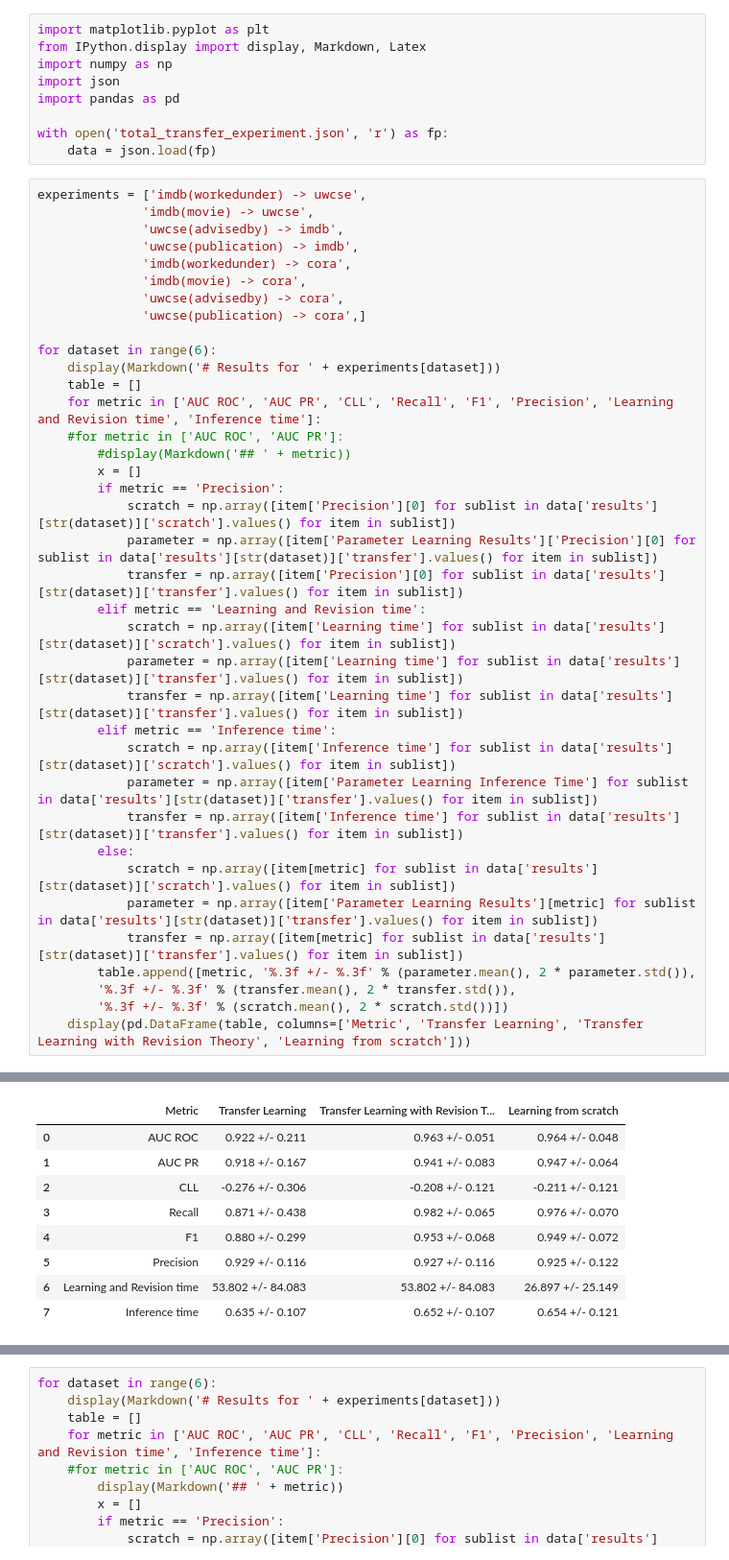
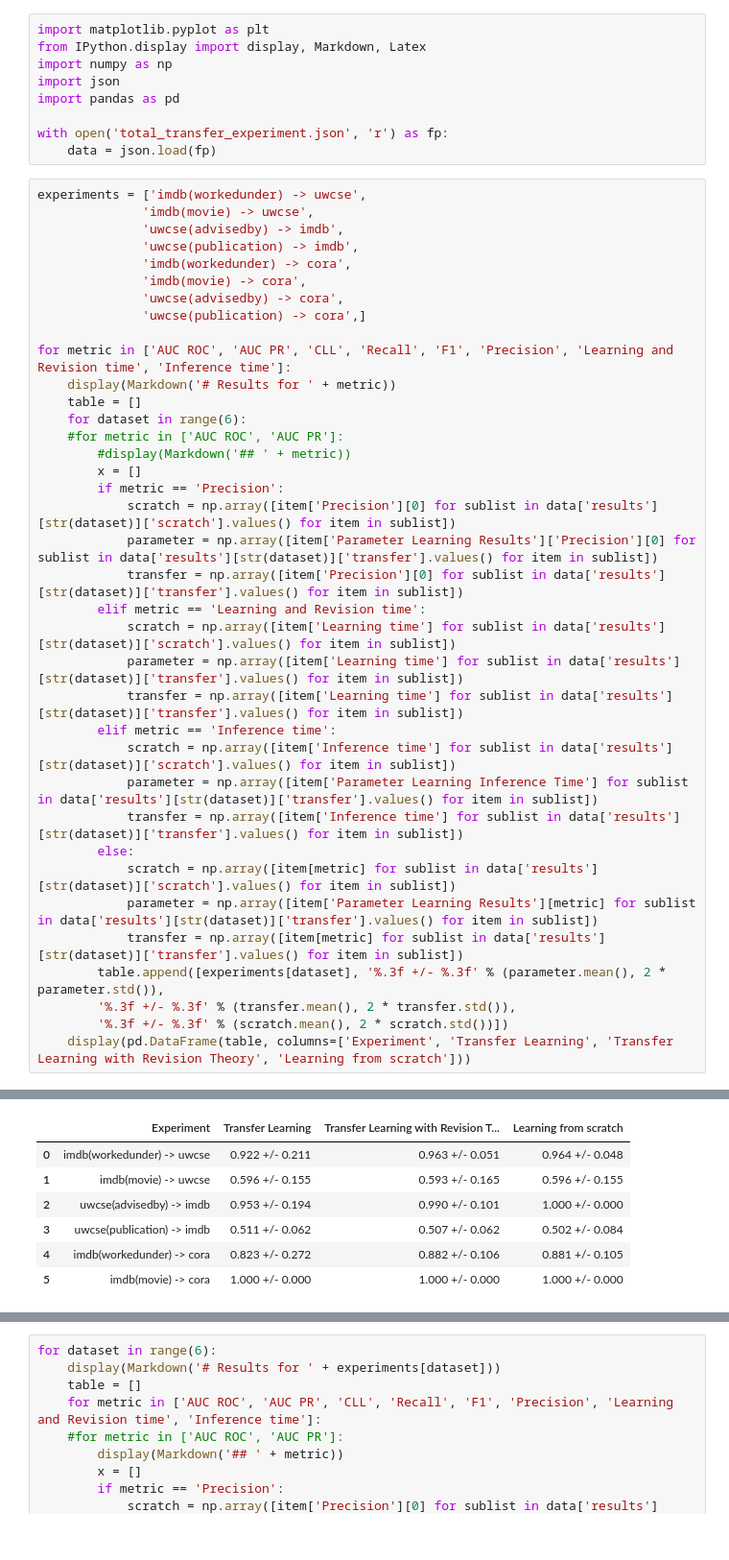
Before and after one commit to ThaisLuca/TreeBoostler, a Jupyter notebook: experiments/10_02_2018/results_total_transfer.ipynb, the cells around one changed output, grey strips where cells are left out. Shown at 96% size. Cells and saved outputs as stored; diff of their text form.

Commit message:
Fixed experiments

```diff
--- a/experiments/10_02_2018/results_total_transfer.ipynb
+++ b/experiments/10_02_2018/results_total_transfer.ipynb
@@ -17,10 +17,10 @@ experiments = ['imdb(workedunder) -> uwcse',
               'uwcse(advisedby) -> cora',
               'uwcse(publication) -> cora',]
 
-for dataset in range(6):
-    display(Markdown('# Results for ' + experiments[dataset]))
+for metric in ['AUC ROC', 'AUC PR', 'CLL', 'Recall', 'F1', 'Precision', 'Learning and Revision time', 'Inference time']:
+    display(Markdown('# Results for ' + metric))
     table = []
-    for metric in ['AUC ROC', 'AUC PR', 'CLL', 'Recall', 'F1', 'Precision', 'Learning and Revision time', 'Inference time']:
+    for dataset in range(6):
     #for metric in ['AUC ROC', 'AUC PR']:
         #display(Markdown('## ' + metric))
         x = []
@@ -40,8 +40,8 @@ for dataset in range(6):
             scratch = np.array([item[metric] for sublist in data['results'][str(dataset)]['scratch'].values() for item in sublist])
             parameter = np.array([item['Parameter Learning Results'][metric] for sublist in data['results'][str(dataset)]['transfer'].values() for item in sublist])
             transfer = np.array([item[metric] for sublist in data['results'][str(dataset)]['transfer'].values() for item in sublist])
-        table.append([metric, '%.3f +/- %.3f' % (parameter.mean(), 2 * parameter.std()),
+        table.append([experiments[dataset], '%.3f +/- %.3f' % (parameter.mean(), 2 * parameter.std()),
         '%.3f +/- %.3f' % (transfer.mean(), 2 * transfer.std()),
         '%.3f +/- %.3f' % (scratch.mean(), 2 * scratch.std())])
-    display(pd.DataFrame(table, columns=['Metric', 'Transfer Learning', 'Transfer Learning with Revision Theory', 'Learning from scratch']))
+    display(pd.DataFrame(table, columns=['Experiment', 'Transfer Learning', 'Transfer Learning with Revision Theory', 'Learning from scratch']))
 # %% [output]
@@ -49,9 +49,7 @@ for dataset in range(6):
-|  | Metric | Transfer Learning | Transfer Learning with Revision T... | Learning from scratch |
-| 0 | AUC ROC | 0.922 +/- 0.211 | 0.963 +/- 0.051 | 0.964 +/- 0.048 |
-| 1 | AUC PR | 0.918 +/- 0.167 | 0.941 +/- 0.083 | 0.947 +/- 0.064 |
-| 2 | CLL | -0.276 +/- 0.306 | -0.208 +/- 0.121 | -0.211 +/- 0.121 |
-| 3 | Recall | 0.871 +/- 0.438 | 0.982 +/- 0.065 | 0.976 +/- 0.070 |
-| 4 | F1 | 0.880 +/- 0.299 | 0.953 +/- 0.068 | 0.949 +/- 0.072 |
-| 5 | Precision | 0.929 +/- 0.116 | 0.927 +/- 0.116 | 0.925 +/- 0.122 |
-| 6 | Learning and Revision time | 53.802 +/- 84.083 | 53.802 +/- 84.083 | 26.897 +/- 25.149 |
-| 7 | Inference time | 0.635 +/- 0.107 | 0.652 +/- 0.107 | 0.654 +/- 0.121 |
+|  | Experiment | Transfer Learning | Transfer Learning with Revision T... | Learning from scratch |
+| 0 | imdb(workedunder) -> uwcse | 0.922 +/- 0.211 | 0.963 +/- 0.051 | 0.964 +/- 0.048 |
+| 1 | imdb(movie) -> uwcse | 0.596 +/- 0.155 | 0.593 +/- 0.165 | 0.596 +/- 0.155 |
+| 2 | uwcse(advisedby) -> imdb | 0.953 +/- 0.194 | 0.990 +/- 0.101 | 1.000 +/- 0.000 |
+| 3 | uwcse(publication) -> imdb | 0.511 +/- 0.062 | 0.507 +/- 0.062 | 0.502 +/- 0.084 |
+| 4 | imdb(workedunder) -> cora | 0.823 +/- 0.272 | 0.882 +/- 0.106 | 0.881 +/- 0.105 |
+| 5 | imdb(movie) -> cora | 1.000 +/- 0.000 | 1.000 +/- 0.000 | 1.000 +/- 0.000 |
```
Also changed, not shown: parts of 1 cell of this notebook, 4 other files.
